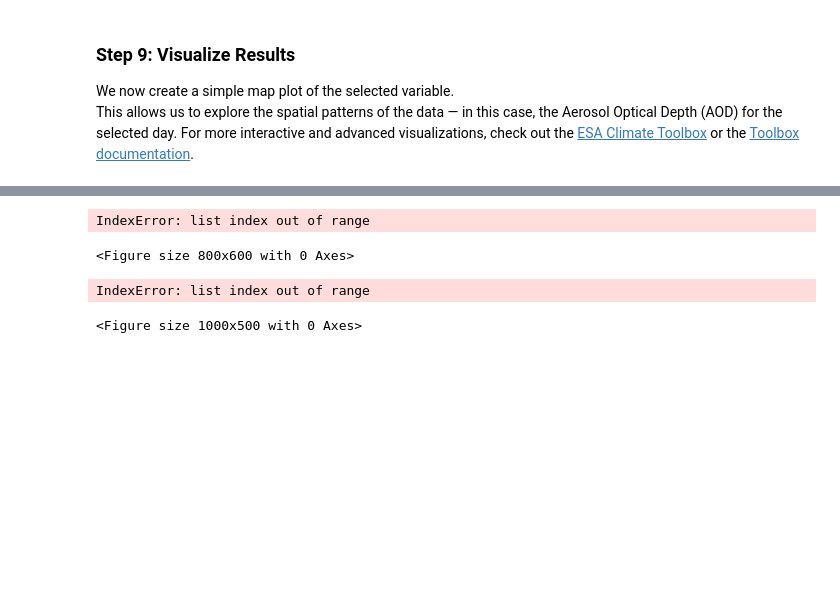
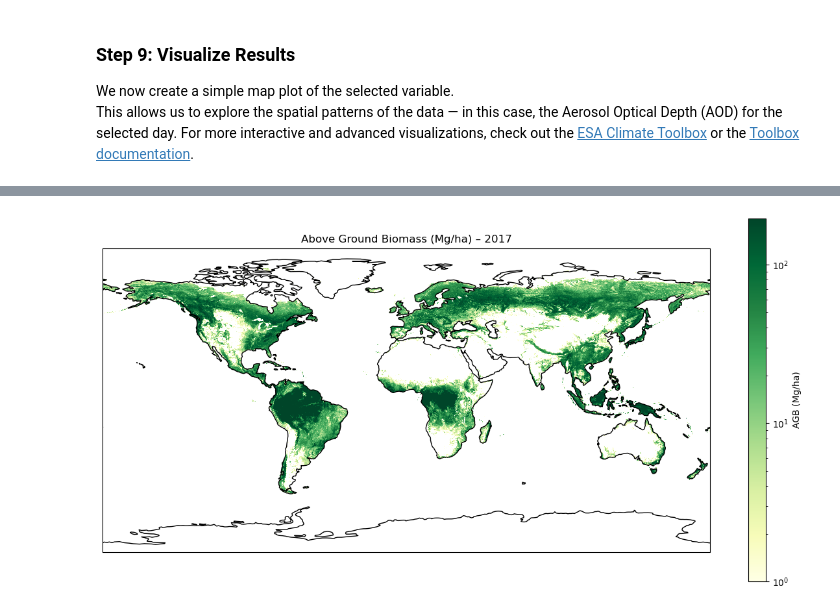
Before and after one commit to esa-cci/cci-notebooks, a Jupyter notebook: notebooks/Biomass_CCI.ipynb, the cells around one changed output, grey strips where cells are left out. Cells and saved outputs as stored; diff of their text form; code cells hidden in the pictures; blank space fills up the shorter version.

```diff
--- a/notebooks/Biomass_CCI.ipynb
+++ b/notebooks/Biomass_CCI.ipynb
@@ -178,46 +140,29 @@ Attributes: (12/14)
-# %%
-import matplotlib.pyplot as plt
-
-# Select subset *before* selecting time to avoid messing with chunk index tracking
-agb_all_time = biomass_ds["agb"]
-
-# Subset to Central Europe (small region to keep memory demands low)
-agb_ce = agb_all_time.sel(
-    lat=slice(55, 45),   # north to south (note: lat usually descends)
-    lon=slice(5, 15)     # west to east
-)
-
-# Now select the time index (which is known to be 3 for July 2021)
-agb_ce_t3 = agb_ce.isel(time=3)
-
-# Now plot
-plt.figure(figsize=(8, 6))
-agb_ce_t3.plot(
-    cmap="YlGn",
-    robust=True,
-    cbar_kwargs={"label": "Above Ground Biomass (Mg/ha)"}
-)
-plt.title("AGB – Central Europe – July 2021")
-plt.tight_layout()
-plt.show()
-# %% [output]
-IndexError: list index out of range
-<Figure size 800x600 with 0 Axes>
-# %%
-import matplotlib.pyplot as plt
-
-# Plot
-plt.figure(figsize=(10, 5))
-agb_subset.plot(
-    cmap="YlGn",
-    cbar_kwargs={"label": "Above Ground Biomass (Mg/ha)"}
-)
-
-plt.title("AGB – Central Europe – July 2021")
-plt.xlabel("Longitude")
-plt.ylabel("Latitude")
-plt.tight_layout()
-plt.show()
-# %% [output]
-IndexError: list index out of range
-<Figure size 1000x500 with 0 Axes>
+# %%
+import matplotlib.pyplot as plt
+import cartopy.crs as ccrs
+import numpy as np
+
+# Load and extract the data
+biomass = biomass_ds["agb"].isel(time=0).load()
+lat = biomass_ds["lat"]
+lon = biomass_ds["lon"]
+
+# Plot
+fig = plt.figure(figsize=(12, 6))
+ax = plt.axes(projection=ccrs.PlateCarree())
+
+# Use logarithmic scaling for better contrast, clip zero and nan
+masked_biomass = np.ma.masked_where(biomass <= 0, biomass)
+mesh = ax.pcolormesh(
+    lon, lat, masked_biomass,
+    cmap="YlGn", shading="auto",
+    norm=plt.matplotlib.colors.LogNorm(vmin=1, vmax=np.nanpercentile(biomass, 99))
+)
+
+ax.coastlines()
+plt.title("Above Ground Biomass (Mg/ha) – 2017")
+plt.colorbar(mesh, ax=ax, label="AGB (Mg/ha)")
+plt.tight_layout()
+plt.show()
+# %% [output]
+[figure, added]
```
Also changed, not shown: parts of 4 cells of this notebook, 19 other files.
